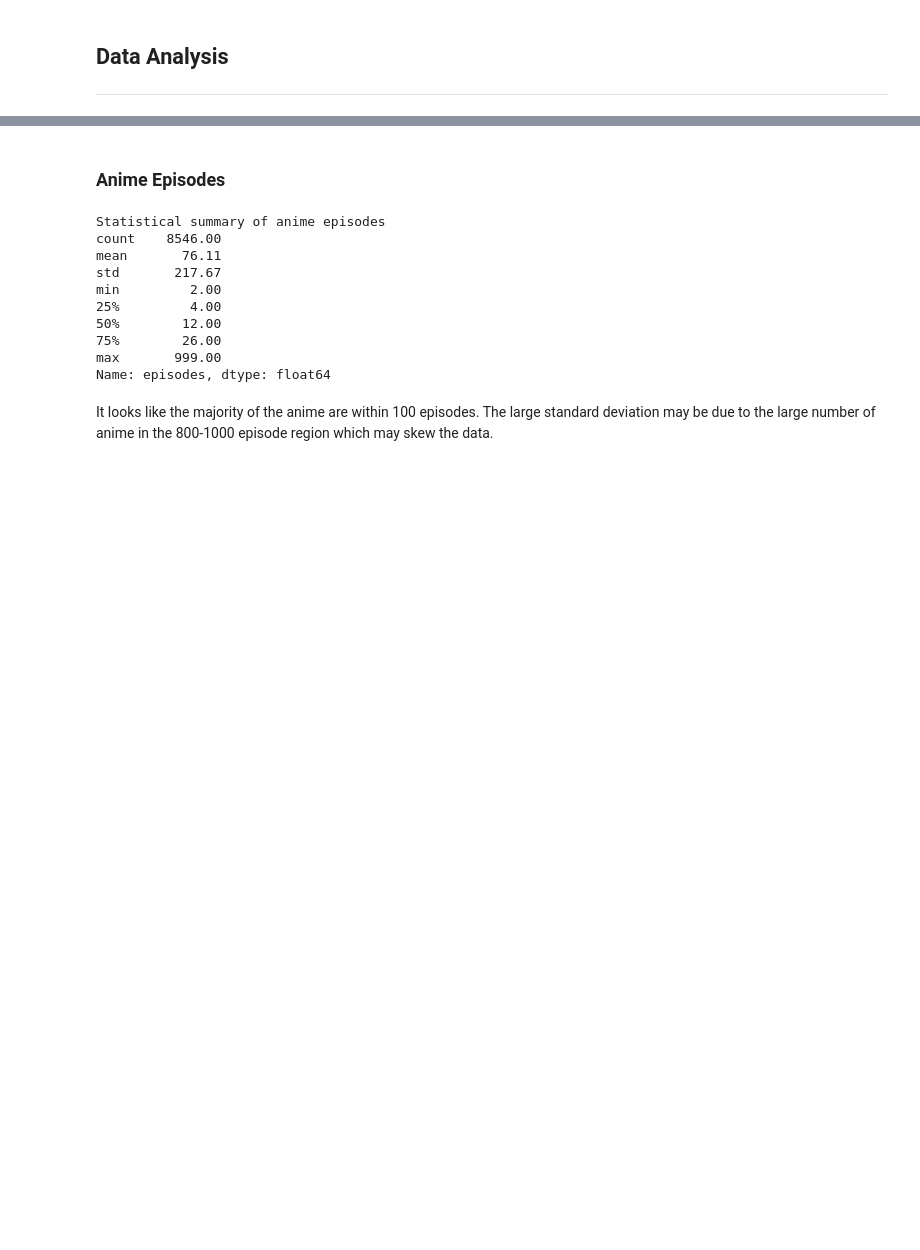
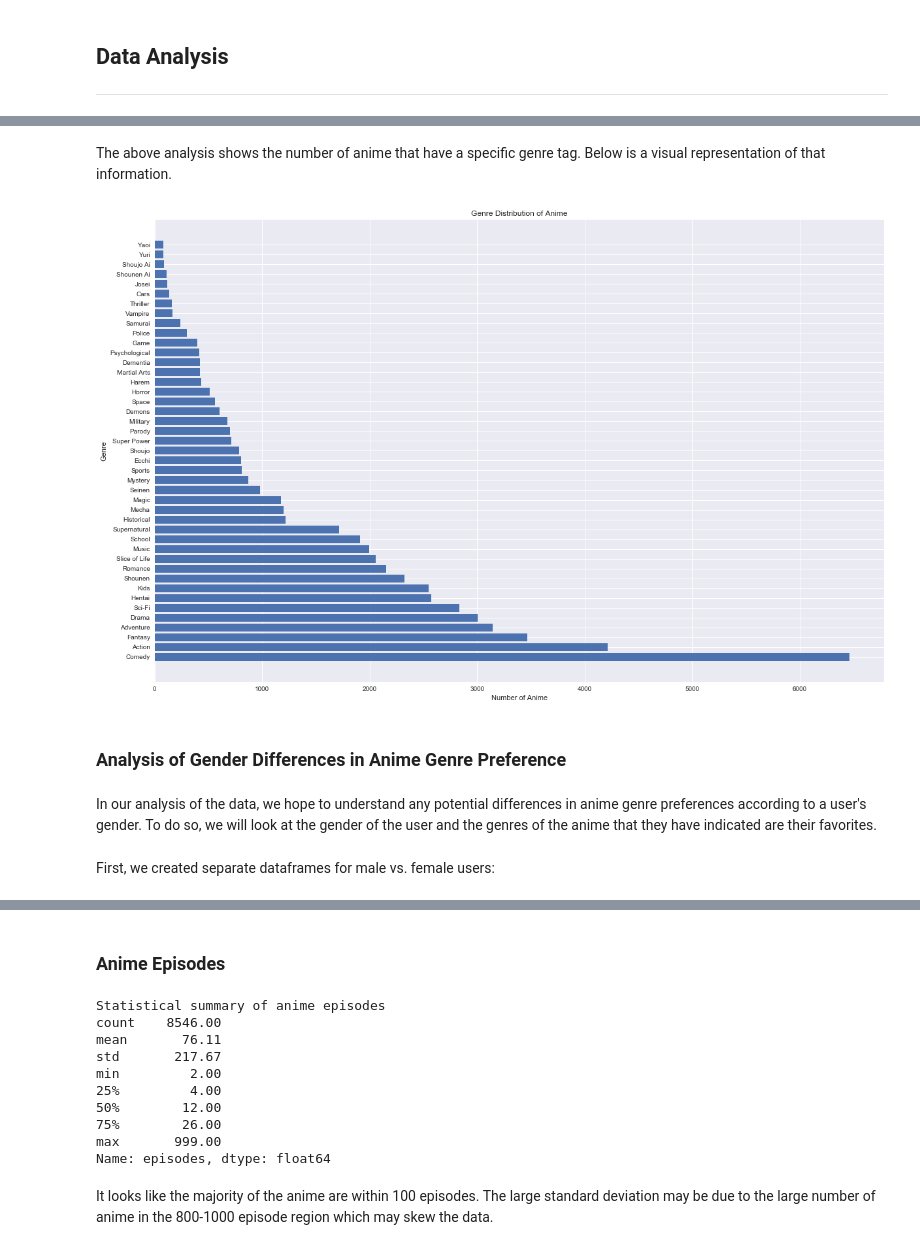
Before and after one commit to michelleyang0606/info2950team, a Jupyter notebook: Phase4final.ipynb, the cells around one changed output, grey strips where cells are left out. Saved outputs shown, nothing was run; the diff lists cells and outputs as text; code cells hidden in the pictures; blank space fills up the shorter version.

```diff
--- a/Phase4final.ipynb
+++ b/Phase4final.ipynb
@@ -222,0 +442,10 @@ From anime_marlesson_jan20.csv, we can get the information of an anime's rank an
+# %%
+genre_dict = {}
+for anime_tags in anime_data['genre']:
+    anime_tags = ast.literal_eval(anime_tags)
+    for genre in anime_tags:
+        if genre not in genre_dict:
+            genre_dict[genre] = 1
+        else:
+            genre_dict[genre] += 1
+print("Number of Unique Anime Genres: " + str(len(genre_dict)))
@@ -222,0 +454,13 @@ From anime_marlesson_jan20.csv, we can get the information of an anime's rank an
+# %%
+genres =[key for key in genre_dict]
+genre_counts=[genre_dict[key] for key in genre_dict]
+# %%
+genre_distribution = pd.DataFrame(columns = ['genre', 'counts'])
+genre_distribution['genre'] = genres
+genre_distribution['counts'] = genre_counts
+genre_distribution = genre_distribution.sort_values(by = 'counts', ascending = False)
+genre_distribution = genre_distribution.reset_index(drop = True)
+print("Below is a dataframe showcasing genres and their counts. Genres with highest counts are on the top.")
+print("\nGenre with highest count: " + genre_distribution['genre'][0] + " at " + str(genre_distribution['counts'][0]) + " counts")
+print("Genre with lowest count: " + genre_distribution['genre'][len(genre_distribution) - 1] + " at " + str(genre_distribution['counts'][len(genre_distribution) - 1]) + " counts")
+genre_distribution
@@ -222,0 +489,12 @@ From anime_marlesson_jan20.csv, we can get the information of an anime's rank an
+# %% [markdown]
+The above analysis shows the number of anime that have a specific genre tag. Below is a visual representation of that information.
+# %%
+f, ax = plt.subplots(1, 1, figsize = (20, 13))
+plt.barh(genre_distribution['genre'], genre_distribution['counts'])
+plt.title("Genre Distribution of Anime")
+plt.xlabel("Number of Anime") and plt.ylabel("Genre")
+plt.show()
+# %% [output]
+[figure, added]
+# %% [markdown]
+### Analysis of Gender Differences in Anime Genre Preference
@@ -222,0 +506,4 @@ From anime_marlesson_jan20.csv, we can get the information of an anime's rank an
+# %% [markdown]
+In our analysis of the data, we hope to understand any potential differences in anime genre preferences according to a user's gender. To do so, we will look at the gender of the user and the genres of the anime that they have indicated are their favorites.
+# %% [markdown]
+First, we created separate dataframes for male vs. female users:
```
Also changed, not shown: parts of 78 cells of this notebook.
